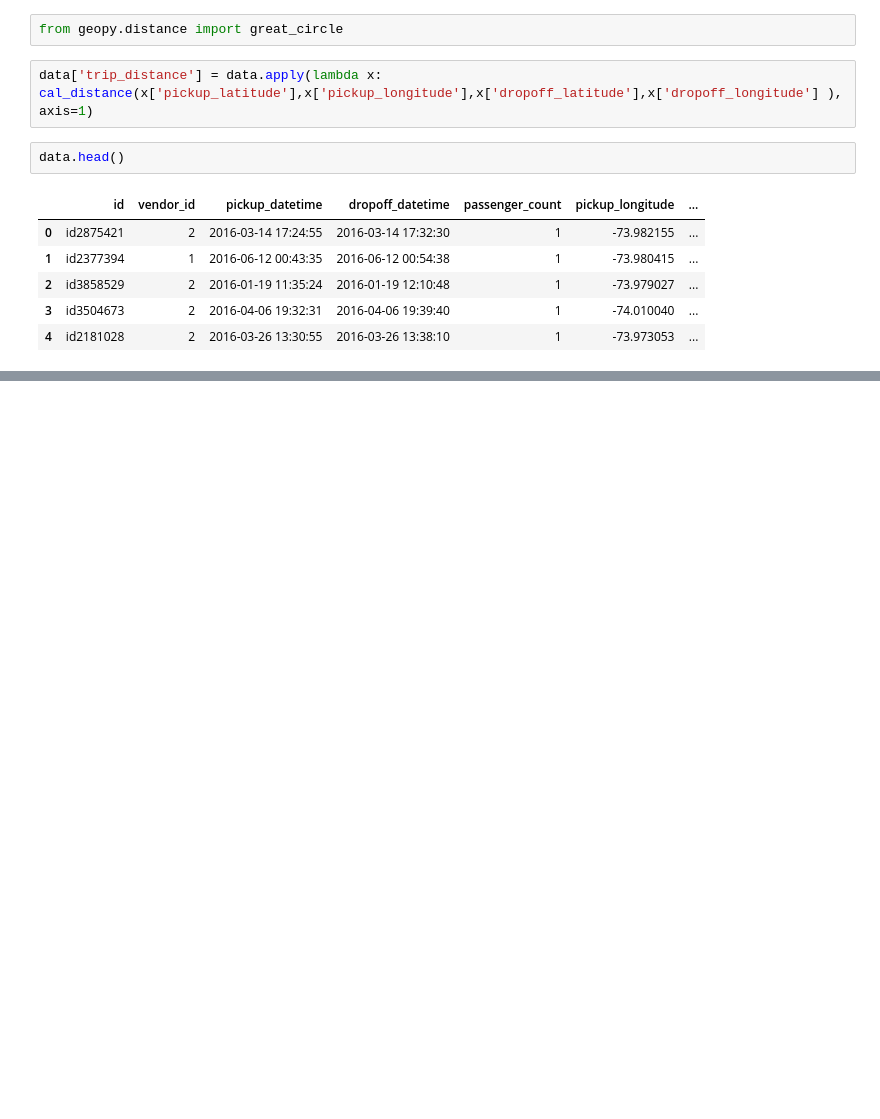
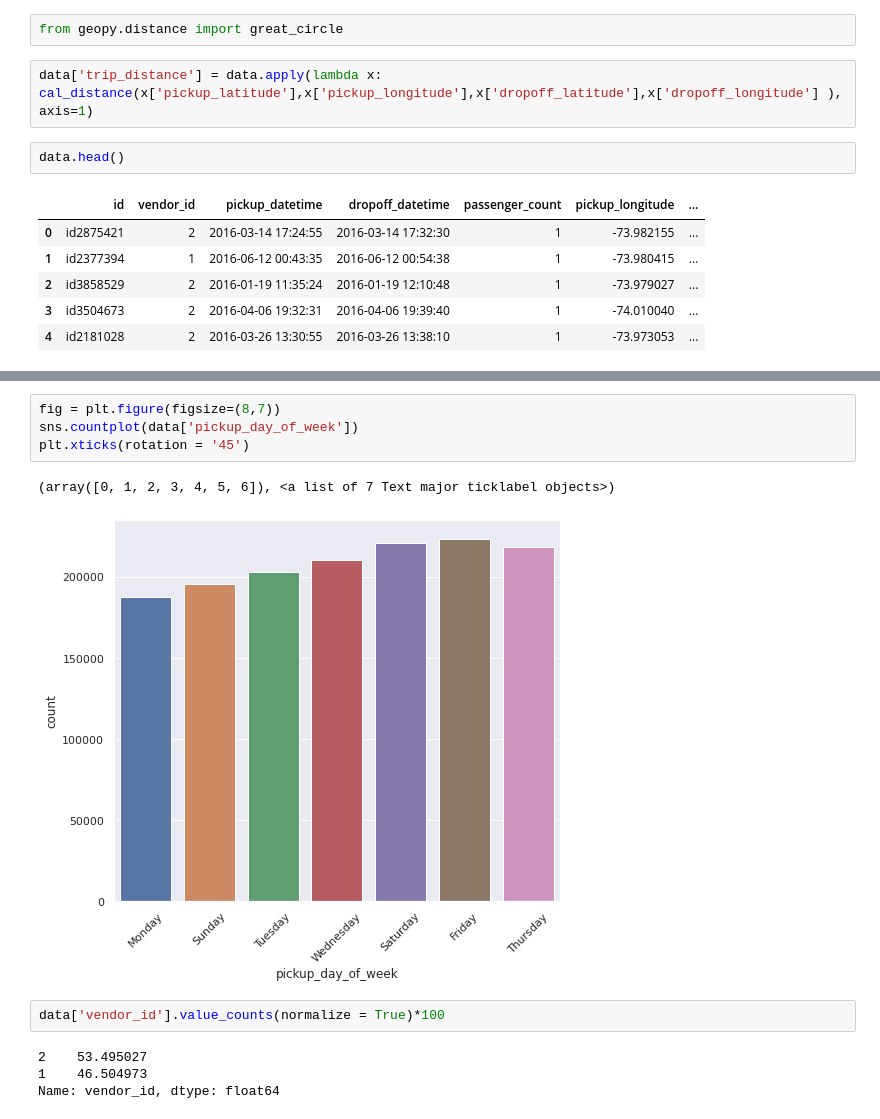
Before and after one commit to kamya11/NYC-Taxi-Trip-Time-Prediction, a Jupyter notebook: NYC_Taxi_Trip_Time_Prediction_Capstone_Project.ipynb, the cells around one changed output, grey strips where cells are left out. Saved outputs shown, nothing was run; the diff lists cells and outputs as text; blank space fills up the shorter version.

```diff
--- a/NYC_Taxi_Trip_Time_Prediction_Capstone_Project.ipynb
+++ b/NYC_Taxi_Trip_Time_Prediction_Capstone_Project.ipynb
@@ -185,0 +237,13 @@ data.head()
+# %%
+fig = plt.figure(figsize=(8,7))
+sns.countplot(data['pickup_day_of_week'])
+plt.xticks(rotation = '45')
+# %% [output]
+(array([0, 1, 2, 3, 4, 5, 6]), <a list of 7 Text major ticklabel objects>)
+[figure, added]
+# %%
+data['vendor_id'].value_counts(normalize = True)*100
+# %% [output]
+2    53.495027
+1    46.504973
+Name: vendor_id, dtype: float64
```
Also changed, not shown: parts of 11 cells of this notebook.
